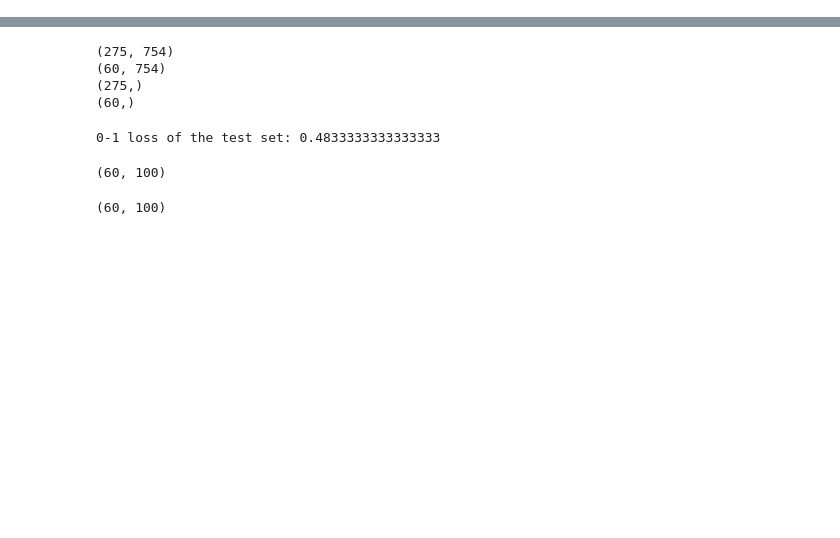
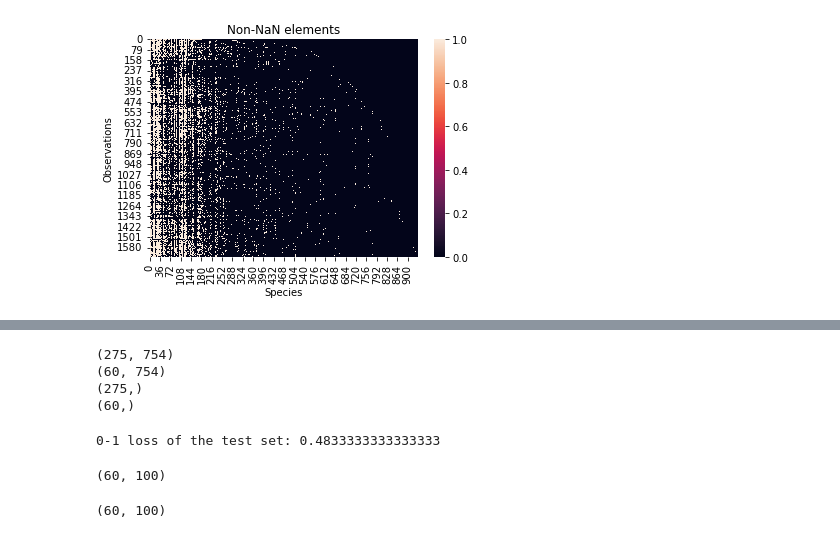
Before and after one commit to ysc12451/curatedMetagenomicDataAnalyses, a Jupyter notebook: vignettes/crc.ipynb, the cells around one changed output, grey strips where cells are left out. Saved outputs shown, nothing was run; the diff lists cells and outputs as text; code cells hidden in the pictures; blank space fills up the shorter version.

```diff
--- a/vignettes/crc.ipynb
+++ b/vignettes/crc.ipynb
@@ -185,3 +265,11 @@ plt.show()
+# %%
+sns.heatmap(np.logical_and(~np.isnan(X), X != 0))
+plt.xlabel('Species')
+plt.ylabel('Observations')
+plt.title('Non-NaN elements')
+plt.show()
+# %% [output]
+[figure, added]
 # %%
 np.mean(X>0)
 # %% [output]
```
Also changed, not shown: parts of 34 cells of this notebook, 1 other file.
